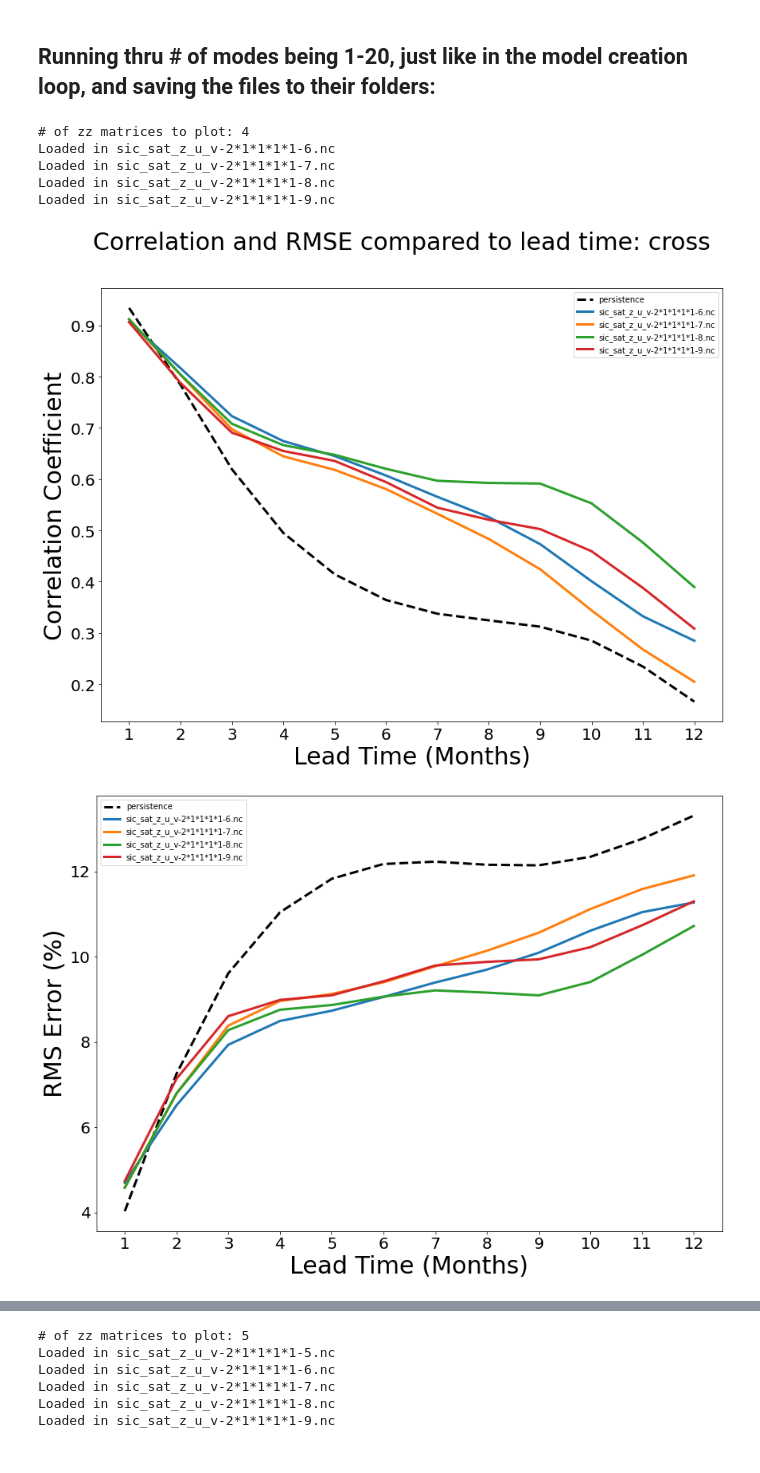
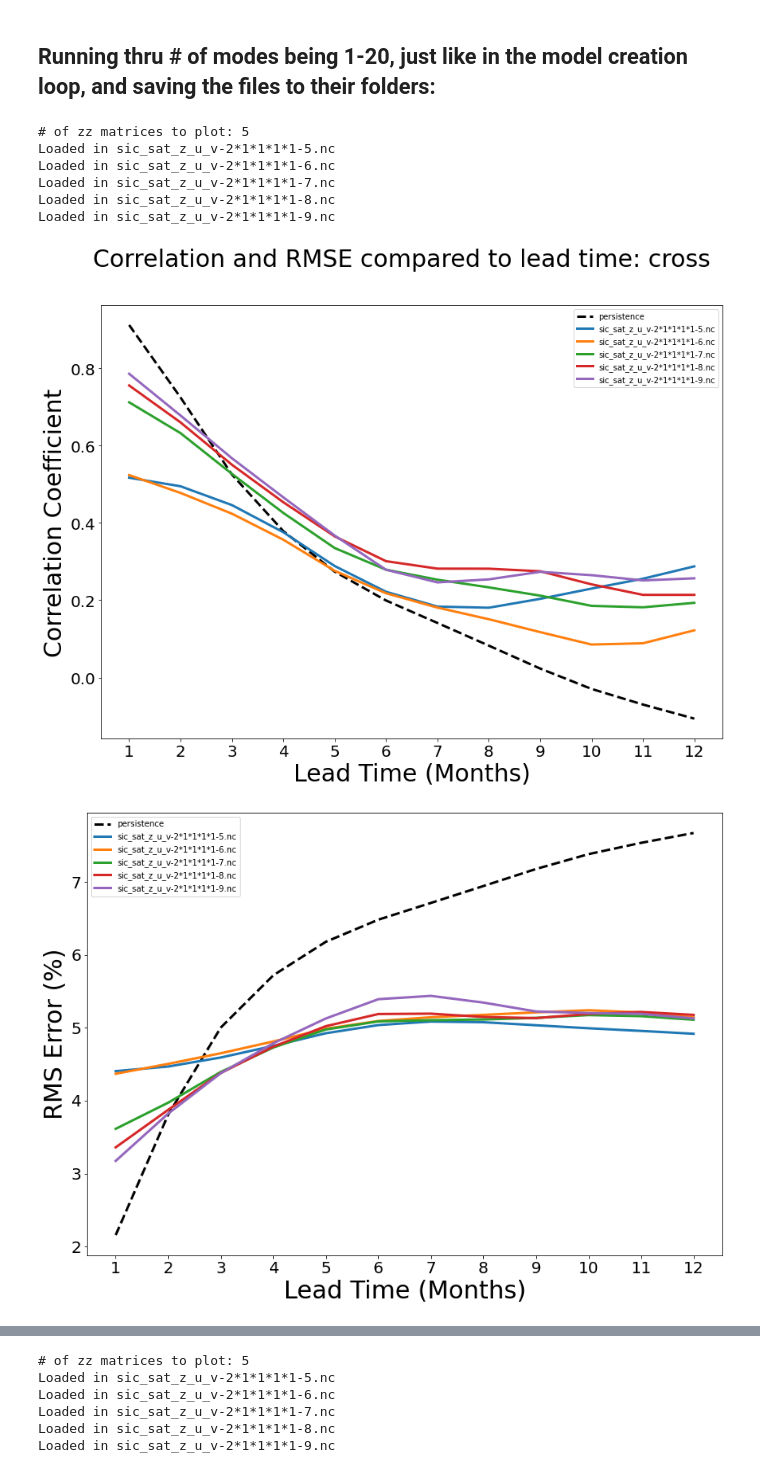
Before and after one commit to bernardw11/seaice_forecasts, a Jupyter notebook: remake_old_model/meof_hcast_cross_og.ipynb, the cells around one changed output, grey strips where cells are left out. Drawn from its saved outputs; the diff is of its cells as text; code cells hidden in the pictures.

```diff
--- a/remake_old_model/meof_hcast_cross_og.ipynb
+++ b/remake_old_model/meof_hcast_cross_og.ipynb
@@ -416,31 +416,39 @@ print(solver.eigenvalues(neigs=modes))
 # %%
 # Define your variables
 #f_name = 'sic_sst_sat_sthf-2*1*1*1'
 matrix_type = 'cross'
-mode_comparison = [f_name+'-'+str(i)+'.nc' for i in range(6, 10)]
+mode_comparison = [f_name+'-'+str(i)+'.nc' for i in range(5, 10)]
 
 #Run the plots
-ac, ar, pc, pr = leadtime_plot(matrix_type, mode_comparison, dp1_region)
+# CHANGE THE REGION HERE.
+ac, ar, pc, pr = leadtime_plot(matrix_type, mode_comparison, e3_region)
+region = 'e3_region'
+
 
 # Save your correlation and rmse files
-os.chdir('/d6/bxw2101/o_model_files/'+matrix_type+'_analysis/dp1_region/')
+os.chdir(f'/d6/bxw2101/o_model_files/{matrix_type}_analysis/')
+if not os.path.exists(region):
+    os.mkdir(region)
+os.chdir(f'/d6/bxw2101/o_model_files/{matrix_type}_analysis/{region}/')
 if not os.path.exists(f_name):
     os.mkdir(f_name)
+
 for i in range (len(mode_comparison)):
-    np.savetxt('/d6/bxw2101/o_model_files/'+matrix_type+'_analysis/'+'dp1_region/'+f_name+'/'+mode_comparison[i][:-3]+'-corr.txt', ac[i], delimiter=',')
-    np.savetxt('/d6/bxw2101/o_model_files/'+matrix_type+'_analysis/'+'dp1_region/'+f_name+'/'+mode_comparison[i][:-3]+'-rmse.txt', ar[i], delimiter=',')
-    np.savetxt('/d6/bxw2101/o_model_files/'+matrix_type+'_analysis/'+'dp1_region/persistence-corr.txt', pc, delimiter=',')
-    np.savetxt('/d6/bxw2101/o_model_files/'+matrix_type+'_analysis/'+'dp1_region/persistence-rmse.txt', pr, delimiter=',')
+    np.savetxt(f'/d6/bxw2101/o_model_files/{matrix_type}_analysis/{region}/{f_name}/{mode_comparison[i][:-3]}-corr.txt', ac[i], delimiter=',')
+    np.savetxt(f'/d6/bxw2101/o_model_files/{matrix_type}_analysis/{region}/{f_name}/{mode_comparison[i][:-3]}-rmse.txt', ar[i], delimiter=',')
+    np.savetxt(f'/d6/bxw2101/o_model_files/{matrix_type}_analysis/{region}/persistence-corr.txt', pc, delimiter=',')
+    np.savetxt(f'/d6/bxw2101/o_model_files/{matrix_type}_analysis/{region}/persistence-rmse.txt', pr, delimiter=',')
 
 print('Saved all files!')
 # %% [output]
-# of zz matrices to plot: 4
+# of zz matrices to plot: 5
+Loaded in sic_sat_z_u_v-2*1*1*1*1-5.nc
 Loaded in sic_sat_z_u_v-2*1*1*1*1-6.nc
 Loaded in sic_sat_z_u_v-2*1*1*1*1-7.nc
 Loaded in sic_sat_z_u_v-2*1*1*1*1-8.nc
 Loaded in sic_sat_z_u_v-2*1*1*1*1-9.nc
-[figure, old version]
+[figure, new version]
-[figure, old version]
+[figure, new version]
 Saved all files!
 # %%
 mode_comparison = ['sic_sat_z_u_v-2*1*1*1*1-'+str(i)+'.nc' for i in range(5, 10)]
```
Also changed, not shown: 1 other file.
